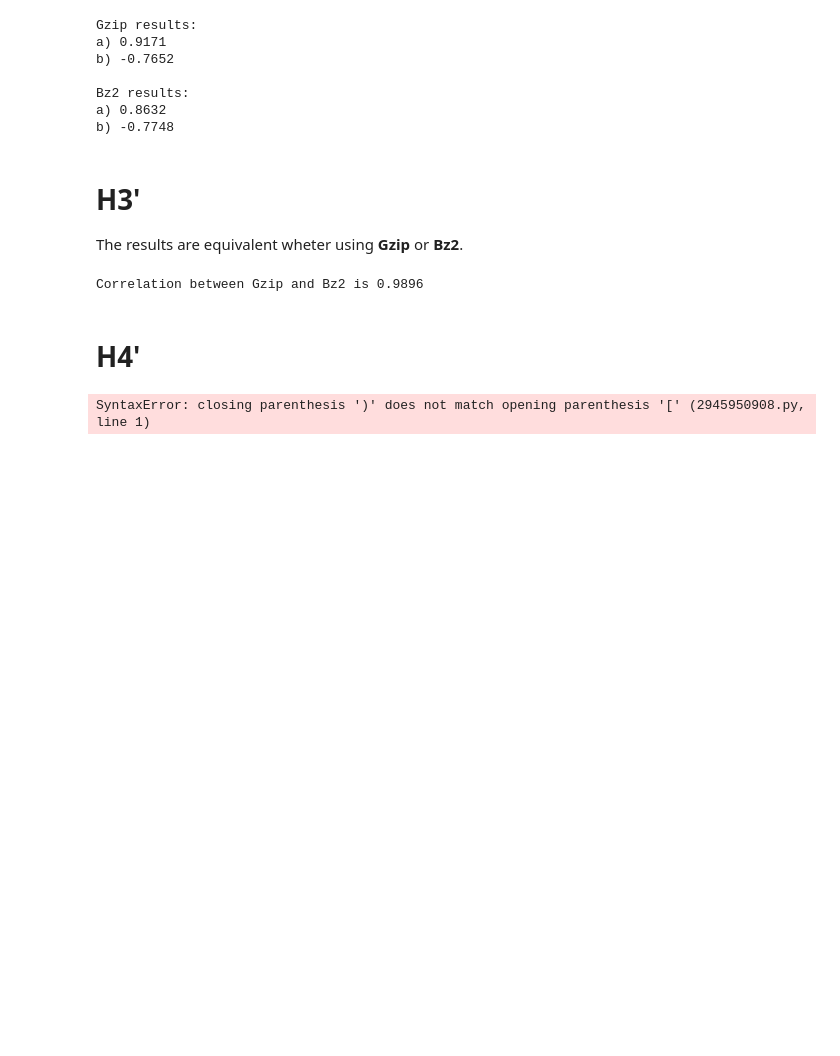
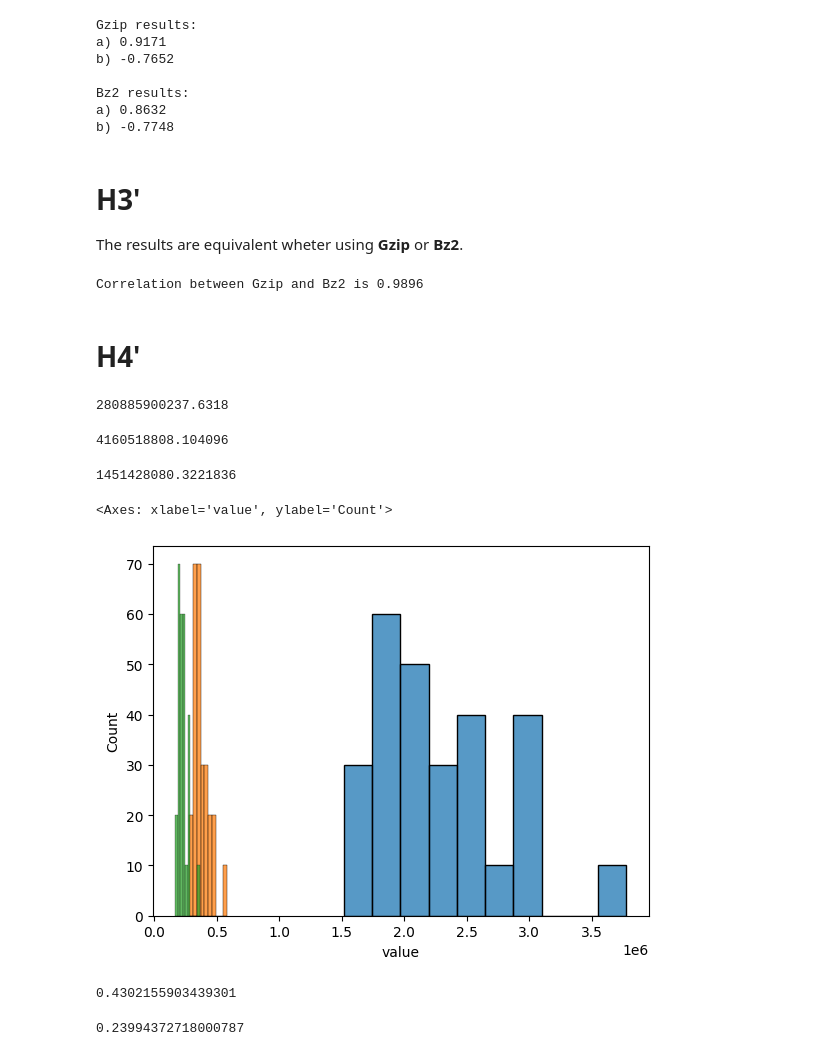
Before and after one commit to migueldmc/language-complexity, a Jupyter notebook: notebooks/Hypothesis.ipynb, the cells around one changed output. Cells and saved outputs as stored; diff of their text form; code cells hidden in the pictures; blank space fills up the shorter version.

```diff
--- a/notebooks/Hypothesis.ipynb
+++ b/notebooks/Hypothesis.ipynb
@@ -12,8 +12,13 @@ import src.text.tokenizer as tk
 # %% [markdown]
 # Data setup
 # %%
-df = pd.read_csv('../results/complexity_utf-16_4243_20_10_bibles_90_lcm.csv', index_col=False)
-bibles = pd.read_csv('../dataset/bibles_90_lcm.csv')
+import re
+data_file = '../results/complexity_utf-16_4243_20_10_bibles_90_lcm.csv'
+bible_file = '../dataset/' + re.match('.*(bibles_.*)', data_file).group(1)
+
+
+df = pd.read_csv(data_file, index_col=False)
+bibles = pd.read_csv(bible_file, index_col=False)
 
 raw_gzip = df[(df.metric == "do-nothing") & (df.algorithm == "gzip")]
 raw_bz2 = df[(df.metric == "do-nothing") & (df.algorithm == "bz2")]
@@ -138,9 +173,37 @@ def deviation_across_languages(df):
     return df2.sort_values('language').reset_index().drop(columns='index')
 # %%
 daldf = deviation_across_languages(df)
+# %%
+daldf[(daldf.metric == 'do-nothing') & (daldf.algorithm == 'none')]['std'].unique().item()**2
+# %% [output]
+280885900237.6318
+# %%
+daldf[(daldf.metric == 'do-nothing') & (daldf.algorithm == 'gzip')]['std'].unique().item()**2
+# %% [output]
+4160518808.104096
+# %%
+daldf[(daldf.metric == 'do-nothing') & (daldf.algorithm == 'bz2')]['std'].unique().item()**2
+# %% [output]
+1451428080.3221836
+# %%
+sns.histplot(df[(df.metric == 'do-nothing') & (df.algorithm == 'none')], x='value', bins=10)
+sns.histplot(df[(df.metric == 'do-nothing') & (df.algorithm == 'gzip')], x='value', bins=10)
+sns.histplot(df[(df.metric == 'do-nothing') & (df.algorithm == 'bz2')], x='value', bins=10)
+#TODO: Multihistograma
+# %% [output]
+<Axes: xlabel='value', ylabel='Count'>
+[figure, added]
 # %%
-do_nothing_none = daldf['do-nothing', 'none')
-do_nothing_gzip = fetch_algorithm(df, 'do-nothing', 'gzip')
-do_nothing_bz2  = fetch_algorithm(df, 'do-nothing', 'bz2')
+del_chars_gzip = fetch_algorithm(df, 'del-chars', 'gzip') # Morphological
+del_chars_bz2  = fetch_algorithm(df, 'del-chars', 'bz2')
+
+del_words_gzip = fetch_algorithm(df, 'del-words', 'gzip') # Syntatic
+del_words_bz2 = fetch_algorithm(df, 'del-words', 'bz2')
-# %% [output]
-SyntaxError: closing parenthesis ')' does not match opening parenthesis '[' (2945950908.py, line 1)
+# %%
+del_chars_gzip['mean'].corr(del_words_gzip['mean'], method='pearson')
+# %% [output]
+0.4302155903439301
+# %%
+del_chars_bz2['mean'].corr(del_words_bz2['mean'], method='pearson')
+# %% [output]
+0.23994372718000787
```
Also changed, not shown: parts of 19 cells of this notebook.
